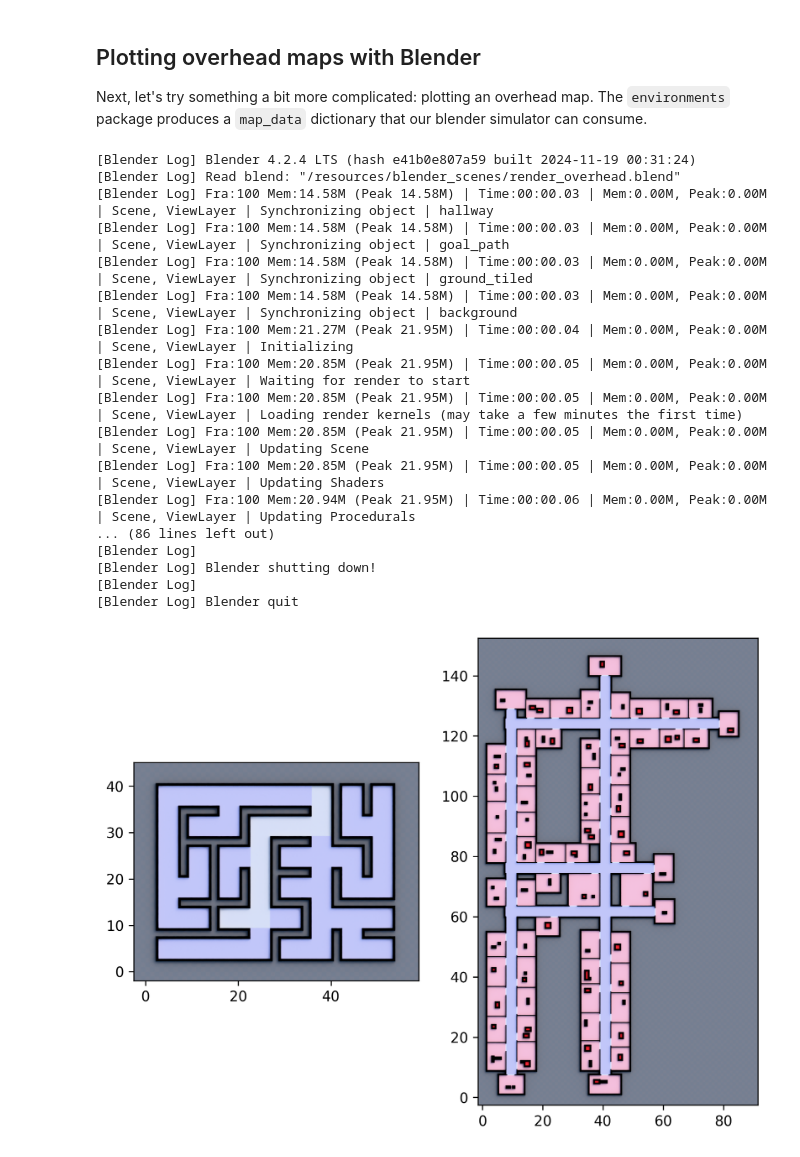
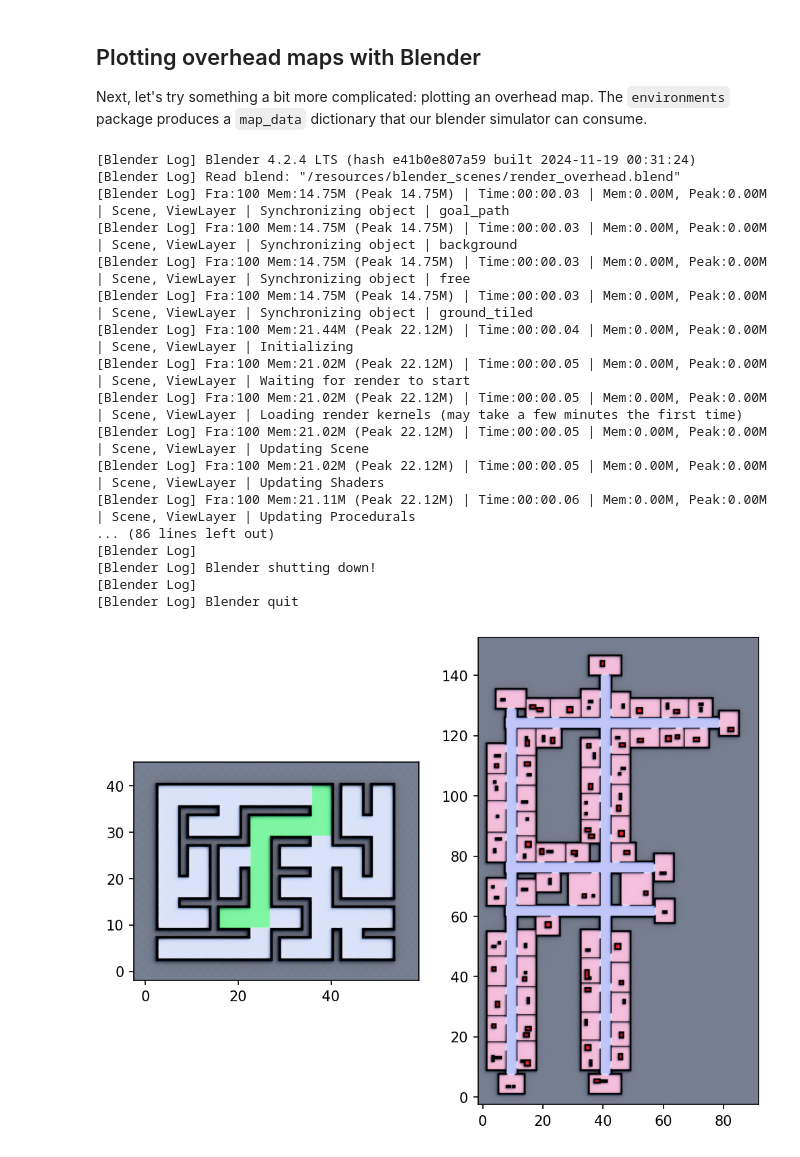
Before and after one commit to RAIL-group/RAIL-lsp-dev, a Jupyter notebook: resources/notebooks/Blender-Visual-Sim.ipynb, the cells around one changed output. Cells and saved outputs as stored; diff of their text form; code cells hidden in the pictures.

```diff
--- a/resources/notebooks/Blender-Visual-Sim.ipynb
+++ b/resources/notebooks/Blender-Visual-Sim.ipynb
@@ -69,8 +69,9 @@ def get_maze_map_data():
     args.map_type = 'maze'
 
     known_map, map_data, pose, goal = environments.generate.map_and_poses(args)
-    # FIXME: current version wants 'background' instead of 'walls'
+    # Update the labels to use suitable materials within Blender
     map_data['semantic_labels']['background'] = map_data['semantic_labels'].pop('wall')
+    map_data['semantic_labels']['free'] = map_data['semantic_labels'].pop('hallway')
     return map_data
 
 def get_office_map_data():
@@ -90,42 +91,42 @@ def get_office_map_data():
     map_data['resolution'] = 0.3
     return map_data
 
 scene = "/resources/blender_scenes/render_overhead.blend"
 with BlenderVSim(blender_scene_path=scene, verbose=True) as blender:
     maze_image, maze_im_data = blender.render_overhead(
         map_data=get_maze_map_data(),
         pixels_per_meter=10,
         edge_buffer_meters=2.5,
         render_settings={'samples': 16, 'use_denoising': True})
 
     office_image, office_im_data = blender.render_overhead(
         map_data=get_office_map_data(),
         pixels_per_meter=10,
         edge_buffer_meters=2.5,
         render_settings={'samples': 16, 'use_denoising': True})
 
-plt.figure(figsize=(8, 6), dpi=300)
+plt.figure(figsize=(8, 6), dpi=150)
 plt.subplot(121)
 plt.imshow(maze_image, extent=maze_im_data['extent'])
 plt.subplot(122)
 plt.imshow(office_image, extent=office_im_data['extent'])
 plt.show()
 # %% [output]
 [Blender Log] Blender 4.2.4 LTS (hash e41b0e807a59 built 2024-11-19 00:31:24)
 [Blender Log] Read blend: "/resources/blender_scenes/render_overhead.blend"
-[Blender Log] Fra:100 Mem:14.58M (Peak 14.58M) | Time:00:00.03 | Mem:0.00M, Peak:0.00M | Scene, ViewLayer | Synchronizing object | hallway
-[Blender Log] Fra:100 Mem:14.58M (Peak 14.58M) | Time:00:00.03 | Mem:0.00M, Peak:0.00M | Scene, ViewLayer | Synchronizing object | goal_path
-[Blender Log] Fra:100 Mem:14.58M (Peak 14.58M) | Time:00:00.03 | Mem:0.00M, Peak:0.00M | Scene, ViewLayer | Synchronizing object | ground_tiled
-[Blender Log] Fra:100 Mem:14.58M (Peak 14.58M) | Time:00:00.03 | Mem:0.00M, Peak:0.00M | Scene, ViewLayer | Synchronizing object | background
-[Blender Log] Fra:100 Mem:21.27M (Peak 21.95M) | Time:00:00.04 | Mem:0.00M, Peak:0.00M | Scene, ViewLayer | Initializing
-[Blender Log] Fra:100 Mem:20.85M (Peak 21.95M) | Time:00:00.05 | Mem:0.00M, Peak:0.00M | Scene, ViewLayer | Waiting for render to start
-[Blender Log] Fra:100 Mem:20.85M (Peak 21.95M) | Time:00:00.05 | Mem:0.00M, Peak:0.00M | Scene, ViewLayer | Loading render kernels (may take a few minutes the first time)
-[Blender Log] Fra:100 Mem:20.85M (Peak 21.95M) | Time:00:00.05 | Mem:0.00M, Peak:0.00M | Scene, ViewLayer | Updating Scene
-[Blender Log] Fra:100 Mem:20.85M (Peak 21.95M) | Time:00:00.05 | Mem:0.00M, Peak:0.00M | Scene, ViewLayer | Updating Shaders
-[Blender Log] Fra:100 Mem:20.94M (Peak 21.95M) | Time:00:00.06 | Mem:0.00M, Peak:0.00M | Scene, ViewLayer | Updating Procedurals
+[Blender Log] Fra:100 Mem:14.75M (Peak 14.75M) | Time:00:00.03 | Mem:0.00M, Peak:0.00M | Scene, ViewLayer | Synchronizing object | goal_path
+[Blender Log] Fra:100 Mem:14.75M (Peak 14.75M) | Time:00:00.03 | Mem:0.00M, Peak:0.00M | Scene, ViewLayer | Synchronizing object | background
+[Blender Log] Fra:100 Mem:14.75M (Peak 14.75M) | Time:00:00.03 | Mem:0.00M, Peak:0.00M | Scene, ViewLayer | Synchronizing object | free
+[Blender Log] Fra:100 Mem:14.75M (Peak 14.75M) | Time:00:00.03 | Mem:0.00M, Peak:0.00M | Scene, ViewLayer | Synchronizing object | ground_tiled
+[Blender Log] Fra:100 Mem:21.44M (Peak 22.12M) | Time:00:00.04 | Mem:0.00M, Peak:0.00M | Scene, ViewLayer | Initializing
+[Blender Log] Fra:100 Mem:21.02M (Peak 22.12M) | Time:00:00.05 | Mem:0.00M, Peak:0.00M | Scene, ViewLayer | Waiting for render to start
+[Blender Log] Fra:100 Mem:21.02M (Peak 22.12M) | Time:00:00.05 | Mem:0.00M, Peak:0.00M | Scene, ViewLayer | Loading render kernels (may take a few minutes the first time)
+[Blender Log] Fra:100 Mem:21.02M (Peak 22.12M) | Time:00:00.05 | Mem:0.00M, Peak:0.00M | Scene, ViewLayer | Updating Scene
+[Blender Log] Fra:100 Mem:21.02M (Peak 22.12M) | Time:00:00.05 | Mem:0.00M, Peak:0.00M | Scene, ViewLayer | Updating Shaders
+[Blender Log] Fra:100 Mem:21.11M (Peak 22.12M) | Time:00:00.06 | Mem:0.00M, Peak:0.00M | Scene, ViewLayer | Updating Procedurals
 ... (86 lines left out)
 [Blender Log]
 [Blender Log] Blender shutting down!
 [Blender Log]
 [Blender Log] Blender quit
-[figure, old version]
+[figure, new version]
```
Also changed, not shown: parts of 1 cell of this notebook, 4 other files.
